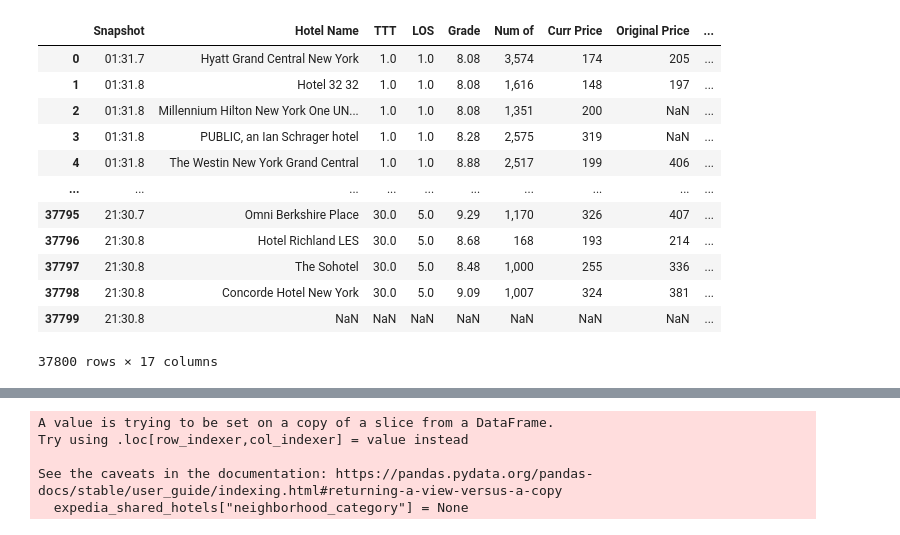
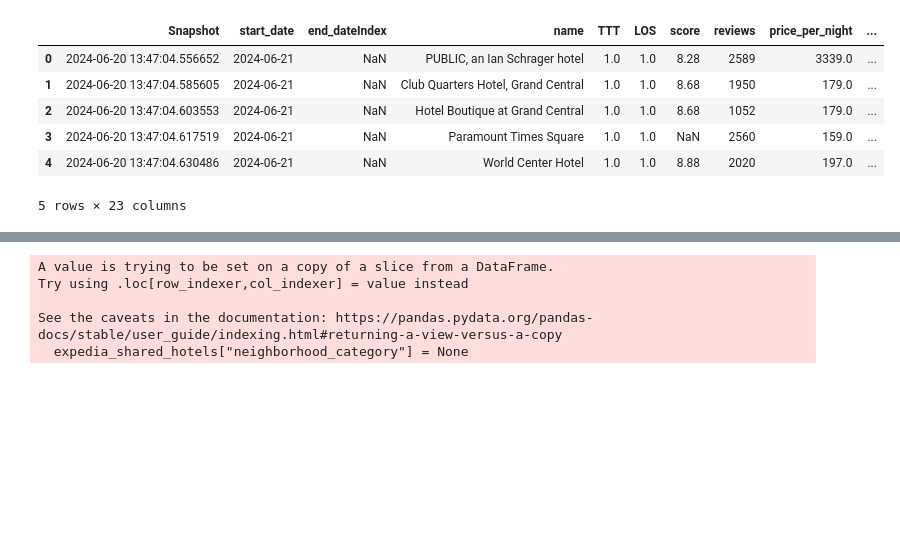
Before and after one commit to Omri5790/Data_Project, a Jupyter notebook: Hotels_project.ipynb, the cells around one changed output, grey strips where cells are left out. Drawn from its saved outputs; the diff is of its cells as text; code cells hidden in the pictures; blank space fills up the shorter version.

```diff
--- a/Hotels_project.ipynb
+++ b/Hotels_project.ipynb
@@ -5,20 +5,15 @@ import seaborn as sns
 import matplotlib
 import matplotlib.pyplot as plt
 # %%
-expedia_df = pd.read_csv(r"C:\Users\User\Downloads\updated_expedia_data.csv")
+file_path = r"C:\Users\User\Desktop\expedia_clean_dfs\last_output_df_20_06_2024.csv"
+expedia_df = pd.read_csv(file_path)
 # %%
-expedia_df
+expedia_df.head()
 # %% [output]
-|  | Snapshot | Hotel Name | TTT | LOS | Grade | Num of | Curr Price | Original Price | ... |
-| 0 | 01:31.7 | Hyatt Grand Central New York | 1.0 | 1.0 | 8.08 | 3,574 | 174 | 205 | ... |
-| 1 | 01:31.8 | Hotel 32 32 | 1.0 | 1.0 | 8.08 | 1,616 | 148 | 197 | ... |
-| 2 | 01:31.8 | Millennium Hilton New York One UN... | 1.0 | 1.0 | 8.08 | 1,351 | 200 | NaN | ... |
-| 3 | 01:31.8 | PUBLIC, an Ian Schrager hotel | 1.0 | 1.0 | 8.28 | 2,575 | 319 | NaN | ... |
-| 4 | 01:31.8 | The Westin New York Grand Central | 1.0 | 1.0 | 8.88 | 2,517 | 199 | 406 | ... |
-| ... | ... | ... | ... | ... | ... | ... | ... | ... | ... |
-| 37795 | 21:30.7 | Omni Berkshire Place | 30.0 | 5.0 | 9.29 | 1,170 | 326 | 407 | ... |
-| 37796 | 21:30.8 | Hotel Richland LES | 30.0 | 5.0 | 8.68 | 168 | 193 | 214 | ... |
-| 37797 | 21:30.8 | The Sohotel | 30.0 | 5.0 | 8.48 | 1,000 | 255 | 336 | ... |
-| 37798 | 21:30.8 | Concorde Hotel New York | 30.0 | 5.0 | 9.09 | 1,007 | 324 | 381 | ... |
-| 37799 | 21:30.8 | NaN | NaN | NaN | NaN | NaN | NaN | NaN | ... |
+|  | Snapshot | start_date | end_dateIndex | name | TTT | LOS | score | reviews | price_per_night | ... |
+| 0 | 2024-06-20 13:47:04.556652 | 2024-06-21 | NaN | PUBLIC, an Ian Schrager hotel | 1.0 | 1.0 | 8.28 | 2589 | 3339.0 | ... |
+| 1 | 2024-06-20 13:47:04.585605 | 2024-06-21 | NaN | Club Quarters Hotel, Grand Central | 1.0 | 1.0 | 8.68 | 1950 | 179.0 | ... |
+| 2 | 2024-06-20 13:47:04.603553 | 2024-06-21 | NaN | Hotel Boutique at Grand Central | 1.0 | 1.0 | 8.68 | 1052 | 179.0 | ... |
+| 3 | 2024-06-20 13:47:04.617519 | 2024-06-21 | NaN | Paramount Times Square | 1.0 | 1.0 | NaN | 2560 | 159.0 | ... |
+| 4 | 2024-06-20 13:47:04.630486 | 2024-06-21 | NaN | World Center Hotel | 1.0 | 1.0 | 8.88 | 2020 | 197.0 | ... |
-37800 rows × 17 columns
+5 rows × 23 columns
```
Also changed, not shown: parts of 27 cells of this notebook.
